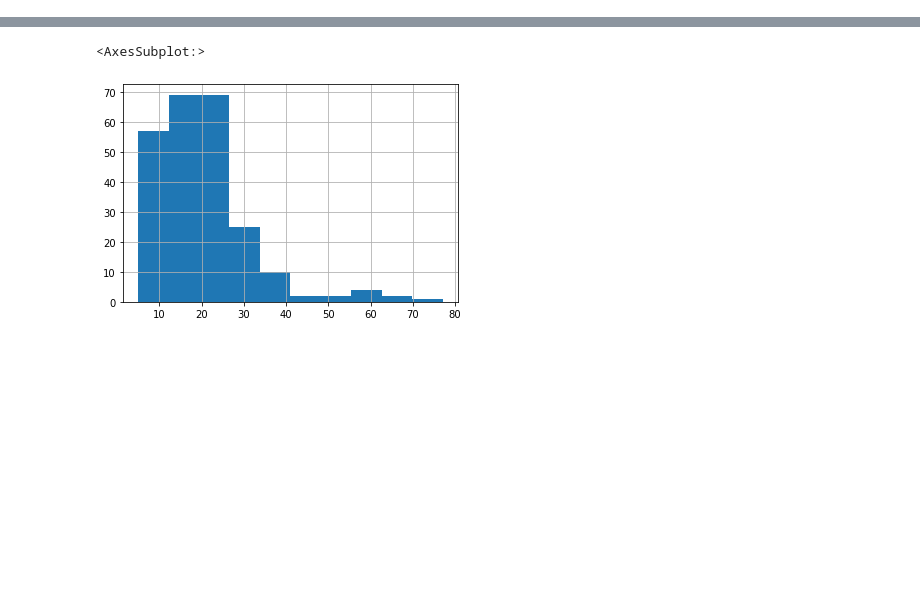
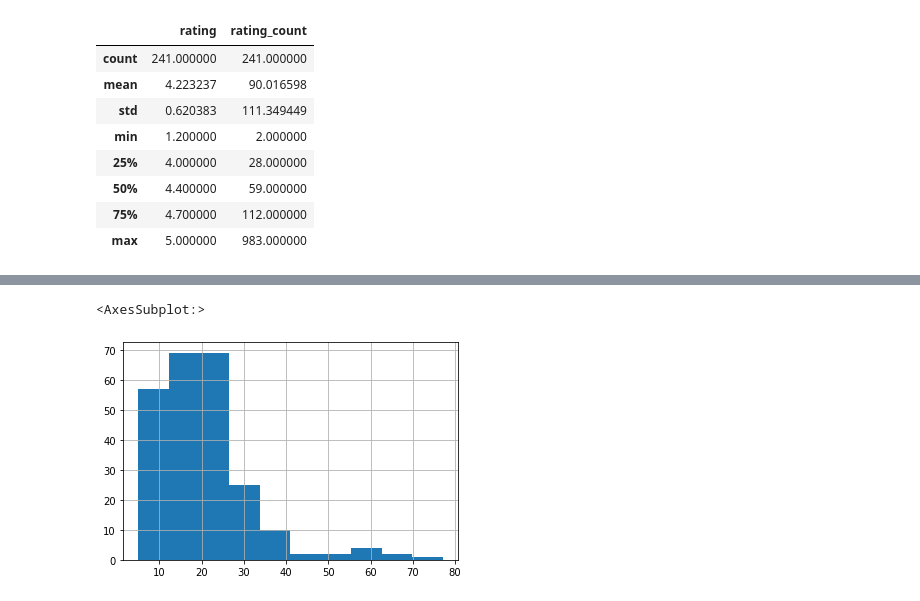
Before and after one commit to anushnap/icecream, a Jupyter notebook: icecream.ipynb, the cells around one changed output, grey strips where cells are left out. Drawn from its saved outputs; the diff is of its cells as text; code cells hidden in the pictures; blank space fills up the shorter version.

```diff
--- a/icecream.ipynb
+++ b/icecream.ipynb
@@ -15,3 +34,15 @@ dairy = pd.read_csv("dairy.txt", header = None)
+# %%
+df.describe()
+# %% [output]
+|  | rating | rating_count |
+| count | 241.000000 | 241.000000 |
+| mean | 4.223237 | 90.016598 |
+| std | 0.620383 | 111.349449 |
+| min | 1.200000 | 2.000000 |
+| 25% | 4.000000 | 28.000000 |
+| 50% | 4.400000 | 59.000000 |
+| 75% | 4.700000 | 112.000000 |
+| max | 5.000000 | 983.000000 |
 # %%
 #Get separate df for unique ingredients and count of each
 
```
Also changed, not shown: parts of 9 cells of this notebook, 1 other file.
